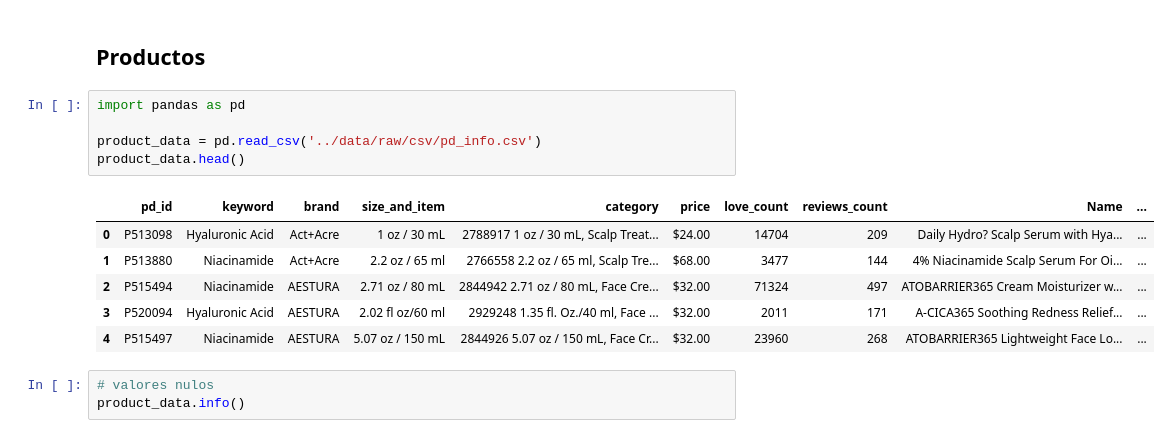
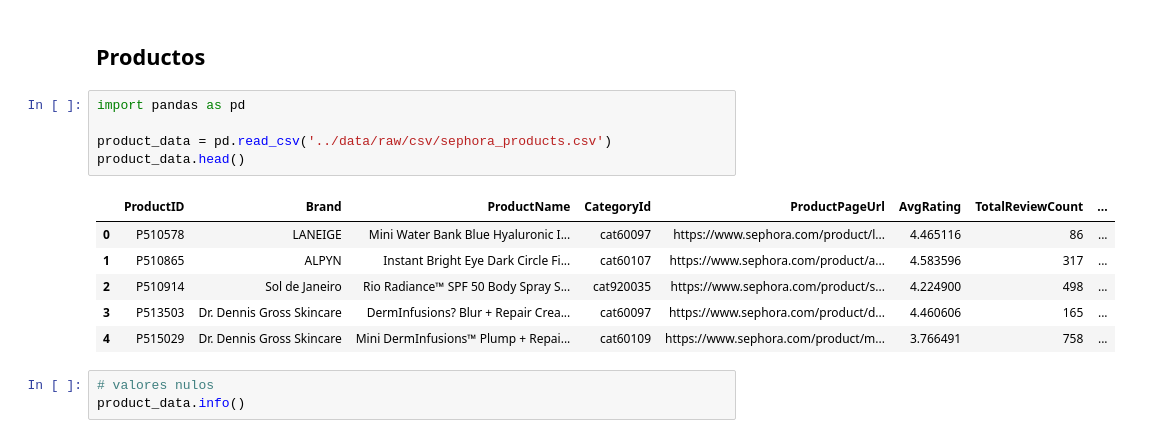
Before and after one commit to AndresAvella09/MarketPulseBeauty, a Jupyter notebook: notebooks/scraping_quality.ipynb, the cells around one changed output. Saved outputs shown, nothing was run; the diff lists cells and outputs as text.

```diff
--- a/notebooks/scraping_quality.ipynb
+++ b/notebooks/scraping_quality.ipynb
@@ -31,15 +29,15 @@ Successfully installed seaborn-0.13.2
 # %%
 import pandas as pd
 
-product_data = pd.read_csv('../data/raw/csv/pd_info.csv')
+product_data = pd.read_csv('../data/raw/csv/sephora_products.csv')
 product_data.head()
 # %% [output]
-|  | pd_id | keyword | brand | size_and_item | category | price | love_count | reviews_count | Name | ... |
-| 0 | P513098 | Hyaluronic Acid | Act+Acre | 1 oz / 30 mL | 2788917 1 oz / 30 mL, Scalp Treat... | $24.00 | 14704 | 209 | Daily Hydro? Scalp Serum with Hya... | ... |
-| 1 | P513880 | Niacinamide | Act+Acre | 2.2 oz / 65 ml | 2766558 2.2 oz / 65 ml, Scalp Tre... | $68.00 | 3477 | 144 | 4% Niacinamide Scalp Serum For Oi... | ... |
-| 2 | P515494 | Niacinamide | AESTURA | 2.71 oz / 80 mL | 2844942 2.71 oz / 80 mL, Face Cre... | $32.00 | 71324 | 497 | ATOBARRIER365 Cream Moisturizer w... | ... |
-| 3 | P520094 | Hyaluronic Acid | AESTURA | 2.02 fl oz/60 ml | 2929248 1.35 fl. Oz./40 ml, Face ... | $32.00 | 2011 | 171 | A-CICA365 Soothing Redness Relief... | ... |
-| 4 | P515497 | Niacinamide | AESTURA | 5.07 oz / 150 mL | 2844926 5.07 oz / 150 mL, Face Cr... | $32.00 | 23960 | 268 | ATOBARRIER365 Lightweight Face Lo... | ... |
+|  | ProductID | Brand | ProductName | CategoryId | ProductPageUrl | AvgRating | TotalReviewCount | ... |
+| 0 | P510578 | LANEIGE | Mini Water Bank Blue Hyaluronic I... | cat60097 | https://www.sephora.com/product/l... | 4.465116 | 86 | ... |
+| 1 | P510865 | ALPYN | Instant Bright Eye Dark Circle Fi... | cat60107 | https://www.sephora.com/product/a... | 4.583596 | 317 | ... |
+| 2 | P510914 | Sol de Janeiro | Rio Radiance™ SPF 50 Body Spray S... | cat920035 | https://www.sephora.com/product/s... | 4.224900 | 498 | ... |
+| 3 | P513503 | Dr. Dennis Gross Skincare | DermInfusions? Blur + Repair Crea... | cat60097 | https://www.sephora.com/product/d... | 4.460606 | 165 | ... |
+| 4 | P515029 | Dr. Dennis Gross Skincare | Mini DermInfusions™ Plump + Repai... | cat60109 | https://www.sephora.com/product/m... | 3.766491 | 758 | ... |
 # %%
 # valores nulos
 product_data.info()
```
Also changed, not shown: parts of 5 cells of this notebook, 14 other files.
